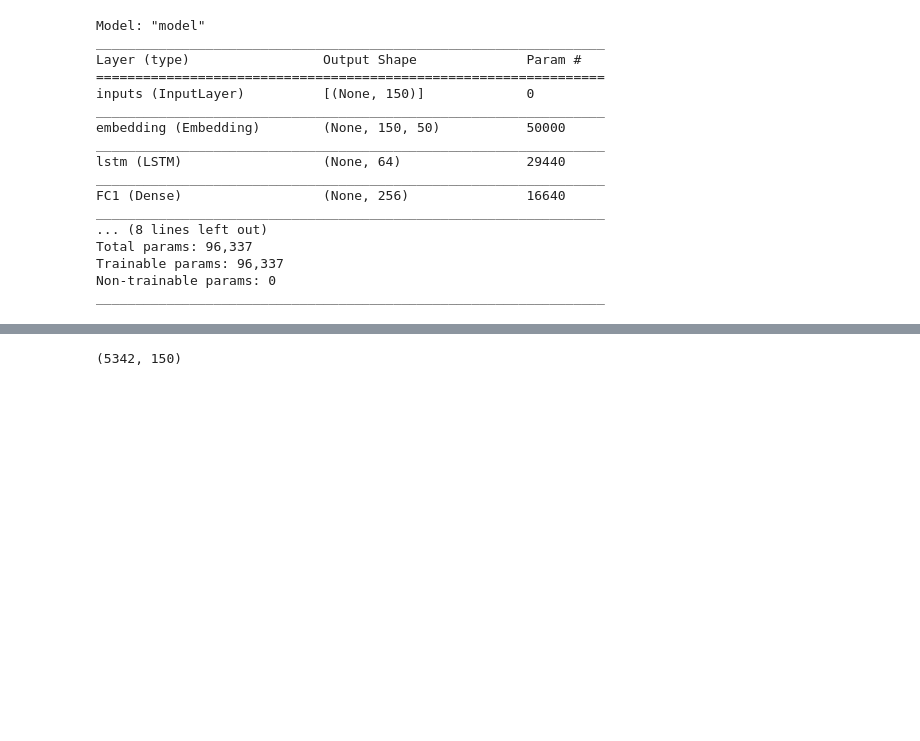
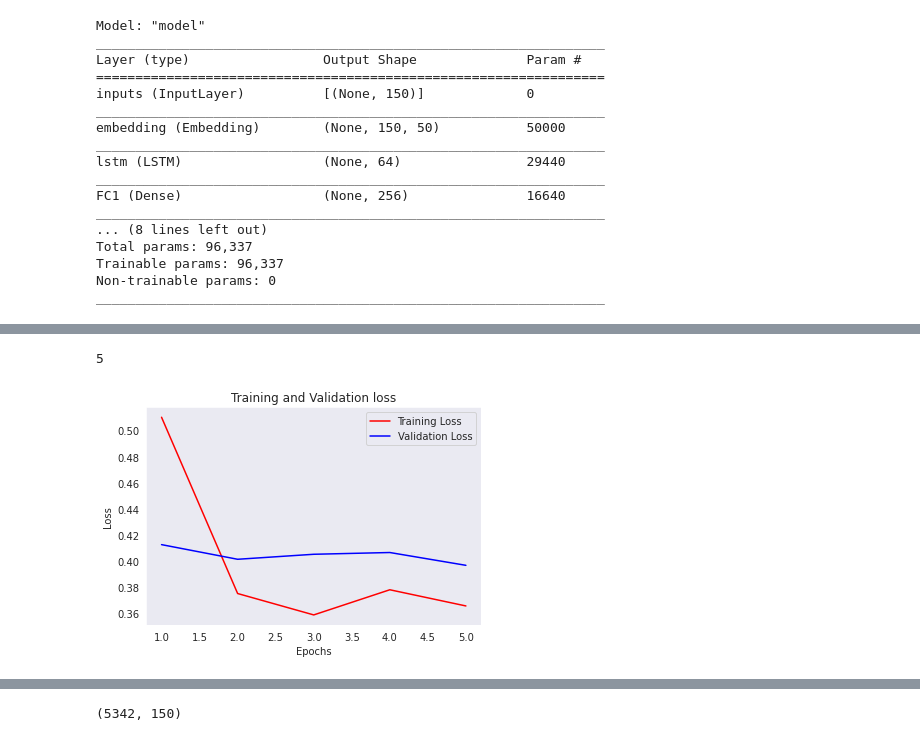
Before and after one commit to jmershov/SureStartFutureMakers, a Jupyter notebook: Sarcasm_Detector.ipynb, the cells around one changed output, grey strips where cells are left out. Saved outputs shown, nothing was run; the diff lists cells and outputs as text; code cells hidden in the pictures; blank space fills up the shorter version.

Commit message:
Added Accuracy and Loss Curves

```diff
--- a/Sarcasm_Detector.ipynb
+++ b/Sarcasm_Detector.ipynb
@@ -136,6 +136,6 @@ Non-trainable params: 0
 _________________________________________________________________
 # %%
 #Fit the model
-history = model.fit(sequences_matrix, Y_train, batch_size=100, epochs=5, validation_split=0.1)
+history = model.fit(sequences_matrix, Y_train, batch_size=125, epochs=5, validation_split=0.1)
 # %% [output]
 Epoch 1/5
@@ -153,0 +151,20 @@ Epoch 5/5
+# %%
+trainLoss = np.array(history.history['loss'])
+validationLoss = np.array(history.history['val_loss'])
+epochs = np.array(range(1, 6))
+
+epochs.size
+trainLoss.size
+# %% [output]
+5
+# %%
+#Plot Loss Curves
+plt.plot(epochs, trainLoss, 'r', label='Training Loss')
+plt.plot(epochs, validationLoss, 'b', label='Validation Loss')
+plt.title('Training and Validation loss')
+plt.xlabel('Epochs')
+plt.ylabel('Loss')
+plt.legend()
+plt.show()
+# %% [output]
+[figure, added]
```
Also changed, not shown: parts of 6 cells of this notebook.
